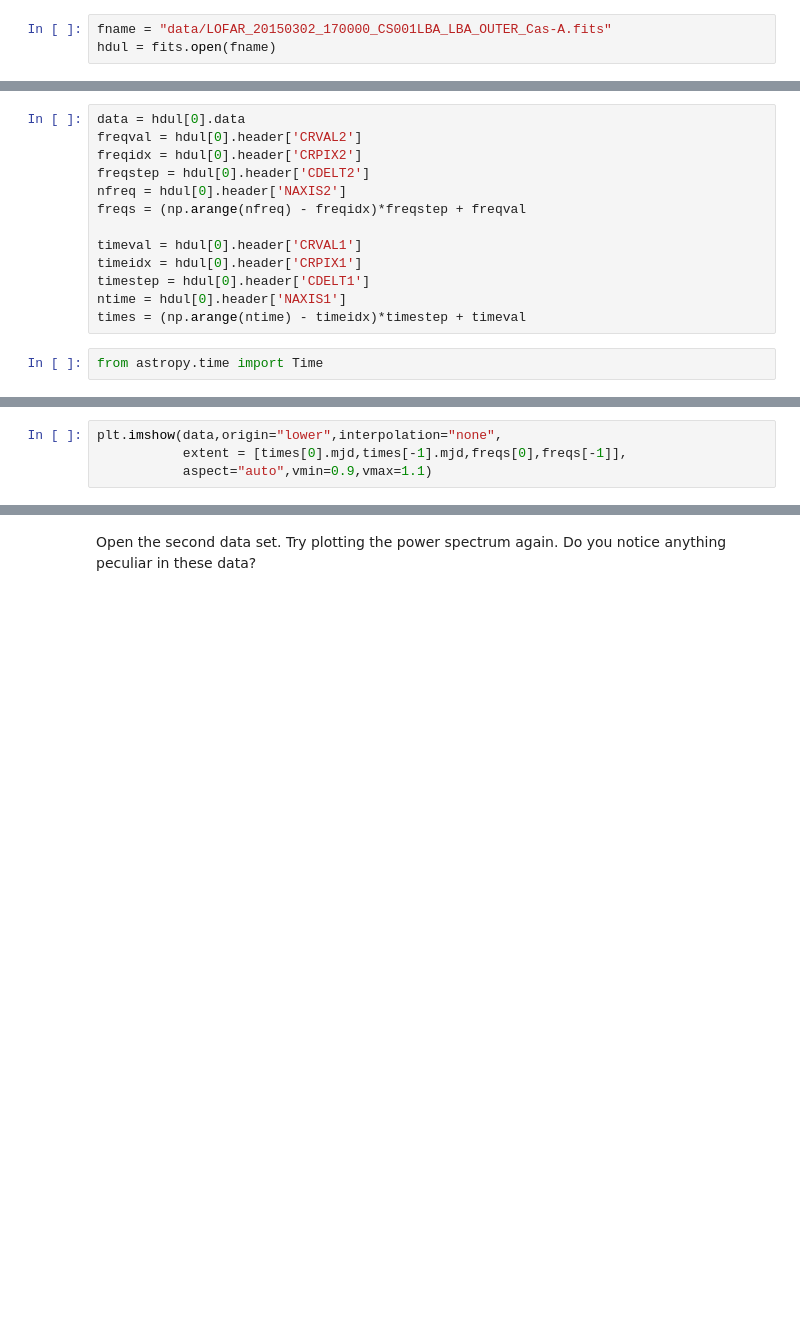
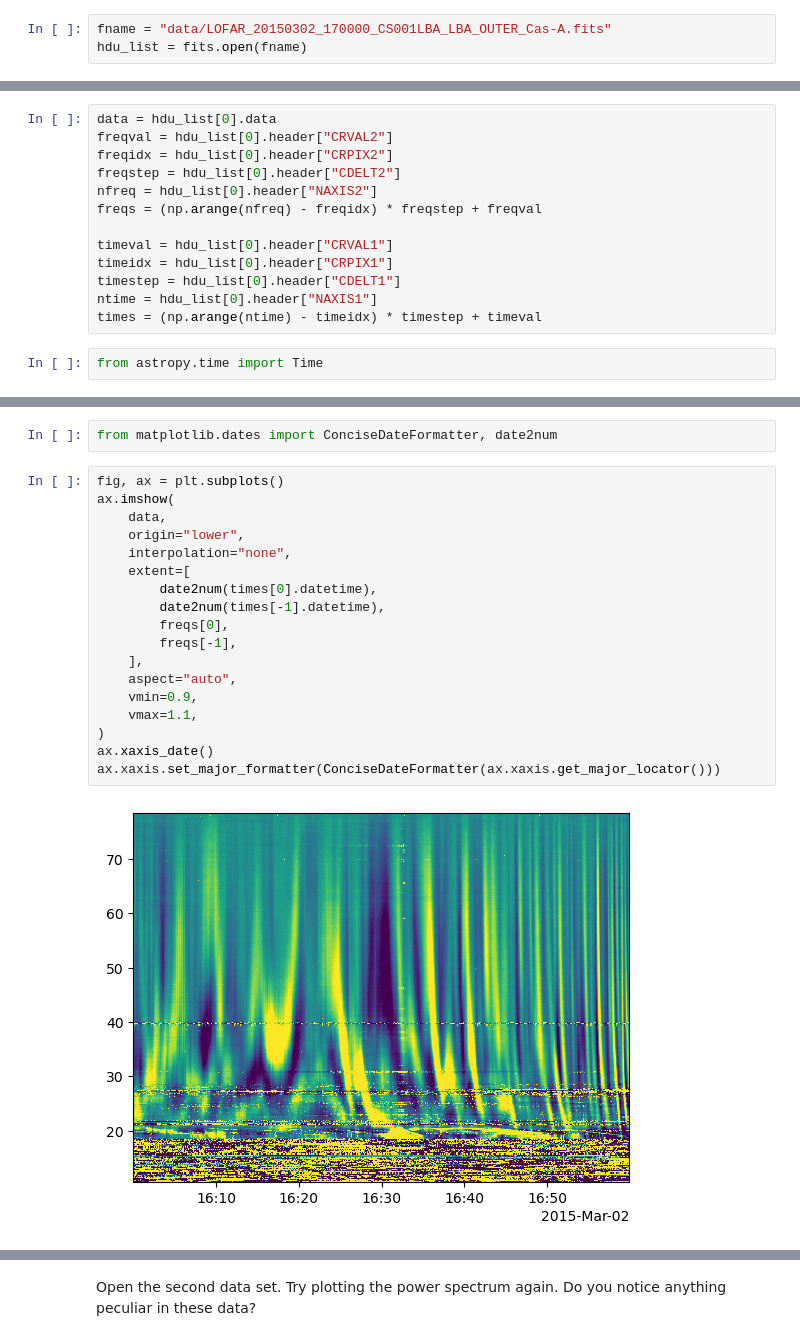
Before and after one commit to STELLAR-H2020/LofarIonoLectures, a Jupyter notebook: LOFAR Ionospheric scintillation data - Part 2.ipynb, the cells around one changed output, grey strips where cells are left out. Cells and saved outputs as stored; diff of their text form; blank space fills up the shorter version.

```diff
--- a/LOFAR Ionospheric scintillation data - Part 2.ipynb
+++ b/LOFAR Ionospheric scintillation data - Part 2.ipynb
@@ -13,4 +16,4 @@ Open the first data set, inspect the datasets and headers.  Which is the time an
 # %%
 fname = "data/LOFAR_20150302_170000_CS001LBA_LBA_OUTER_Cas-A.fits"
-hdul = fits.open(fname)
+hdu_list = fits.open(fname)
 # %%
@@ -26,16 +57,16 @@ Plot the power spectrum. This is the first (primary) dataset in the list. For th
 # %%
-data = hdul[0].data
-freqval = hdul[0].header['CRVAL2']
-freqidx = hdul[0].header['CRPIX2']
-freqstep = hdul[0].header['CDELT2']
-nfreq = hdul[0].header['NAXIS2']
-freqs = (np.arange(nfreq) - freqidx)*freqstep + freqval
+data = hdu_list[0].data
+freqval = hdu_list[0].header["CRVAL2"]
+freqidx = hdu_list[0].header["CRPIX2"]
+freqstep = hdu_list[0].header["CDELT2"]
+nfreq = hdu_list[0].header["NAXIS2"]
+freqs = (np.arange(nfreq) - freqidx) * freqstep + freqval
 
-timeval = hdul[0].header['CRVAL1']
-timeidx = hdul[0].header['CRPIX1']
-timestep = hdul[0].header['CDELT1']
-ntime = hdul[0].header['NAXIS1']
-times = (np.arange(ntime) - timeidx)*timestep + timeval
+timeval = hdu_list[0].header["CRVAL1"]
+timeidx = hdu_list[0].header["CRPIX1"]
+timestep = hdu_list[0].header["CDELT1"]
+ntime = hdu_list[0].header["NAXIS1"]
+times = (np.arange(ntime) - timeidx) * timestep + timeval
 # %%
 from astropy.time import Time
 # %%
@@ -43,5 +74,23 @@ times = Time(times,format = "unix")
+# %%
+from matplotlib.dates import ConciseDateFormatter, date2num
 # %%
-plt.imshow(data,origin="lower",interpolation="none",
-           extent = [times[0].mjd,times[-1].mjd,freqs[0],freqs[-1]],
-           aspect="auto",vmin=0.9,vmax=1.1)
+fig, ax = plt.subplots()
+ax.imshow(
+    data,
+    origin="lower",
+    interpolation="none",
+    extent=[
+        date2num(times[0].datetime),
+        date2num(times[-1].datetime),
+        freqs[0],
+        freqs[-1],
+    ],
+    aspect="auto",
+    vmin=0.9,
+    vmax=1.1,
+)
+ax.xaxis_date()
+ax.xaxis.set_major_formatter(ConciseDateFormatter(ax.xaxis.get_major_locator()))
+# %% [output]
+[figure, added]
 # %% [markdown]
```
Also changed, not shown: parts of 36 cells of this notebook, 1 other file.
